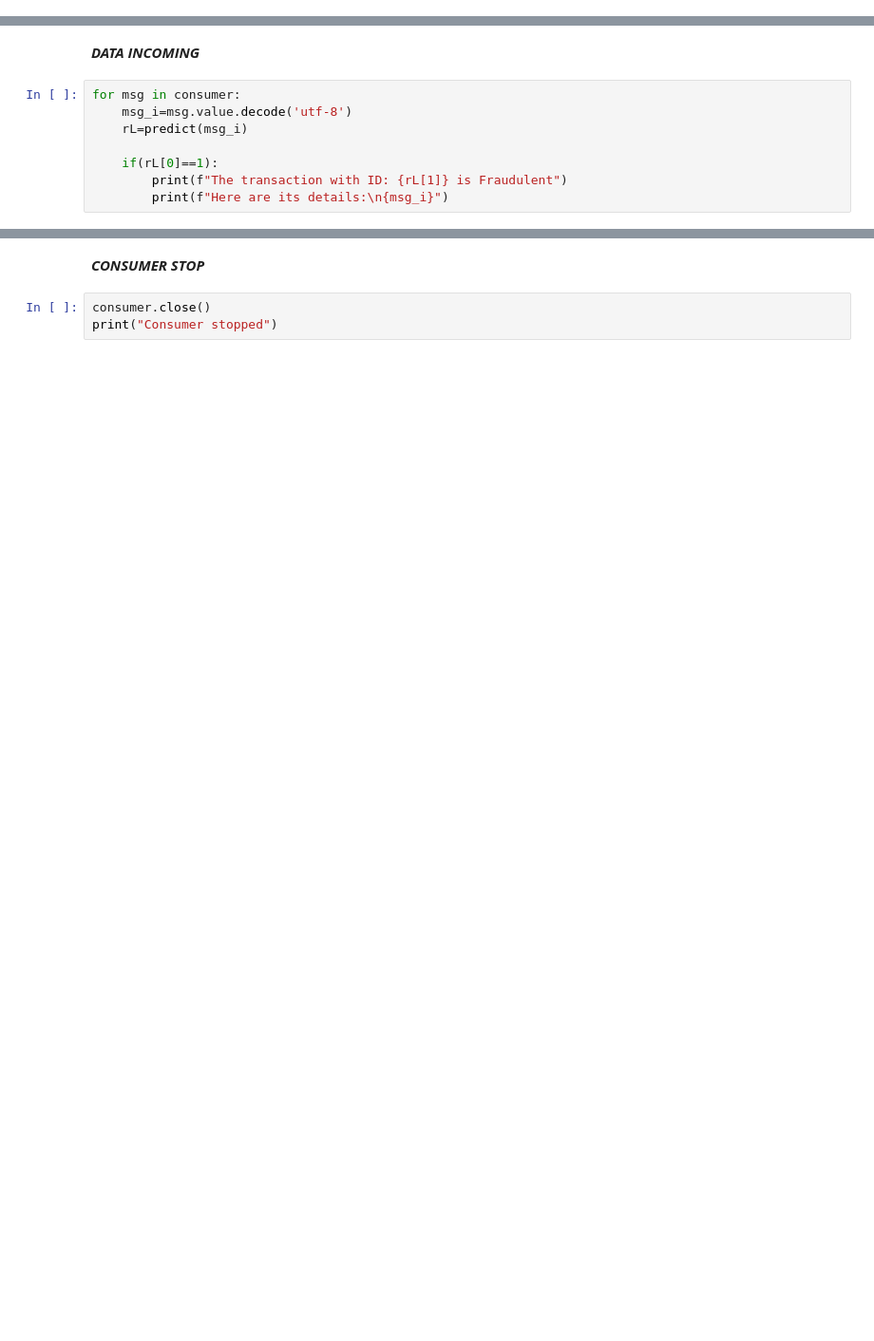
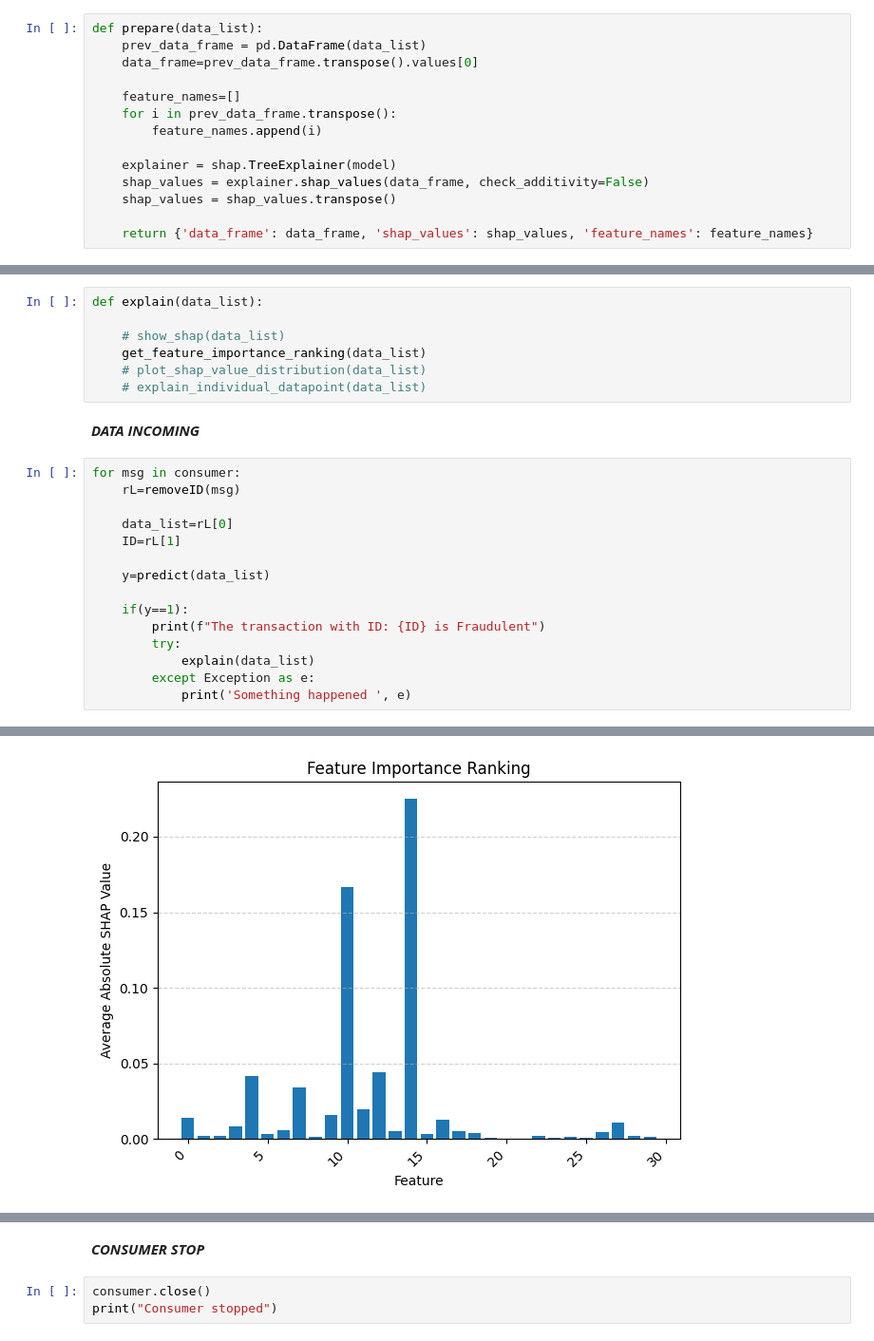
Before and after one commit to Deva10391/Minor-Project, a Jupyter notebook: main_consumer.ipynb, the cells around one changed output, grey strips where cells are left out. Shown at 95% size. Saved outputs shown, nothing was run; the diff lists cells and outputs as text; blank space fills up the shorter version.

```diff
--- a/main_consumer.ipynb
+++ b/main_consumer.ipynb
@@ -27,0 +40,14 @@ def predict(incomingData):
+# %%
+def prepare(data_list):
+    prev_data_frame = pd.DataFrame(data_list)
+    data_frame=prev_data_frame.transpose().values[0]
+
+    feature_names=[]
+    for i in prev_data_frame.transpose():
+        feature_names.append(i)
+
+    explainer = shap.TreeExplainer(model)
+    shap_values = explainer.shap_values(data_frame, check_additivity=False)
+    shap_values = shap_values.transpose()
+
+    return {'data_frame': data_frame, 'shap_values': shap_values, 'feature_names': feature_names}
@@ -28,10 +128,25 @@ def predict(incomingData):
+# %%
+def explain(data_list):
+
+    # show_shap(data_list)
+    get_feature_importance_ranking(data_list)
+    # plot_shap_value_distribution(data_list)
+    # explain_individual_datapoint(data_list)
 # %% [markdown]
 ***DATA INCOMING***
 # %%
 for msg in consumer:
-    msg_i=msg.value.decode('utf-8')
-    rL=predict(msg_i)
+    rL=removeID(msg)
 
-    if(rL[0]==1):
-        print(f"The transaction with ID: {rL[1]} is Fraudulent")
-        print(f"Here are its details:\n{msg_i}")
+    data_list=rL[0]
+    ID=rL[1]
+
+    y=predict(data_list)
+
+    if(y==1):
+        print(f"The transaction with ID: {ID} is Fraudulent")
+        try:
+            explain(data_list)
+        except Exception as e:
+            print('Something happened ', e)
+# %% [output]
@@ -37,0 +154 @@ for msg in consumer:
+[figure, added]
```
Also changed, not shown: parts of 9 cells of this notebook, 5 other files.
